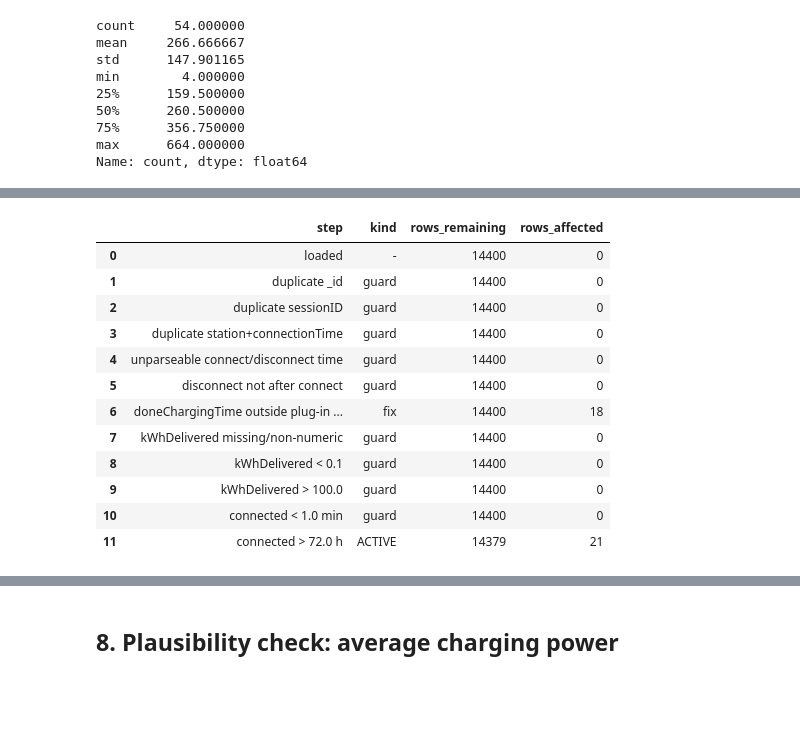
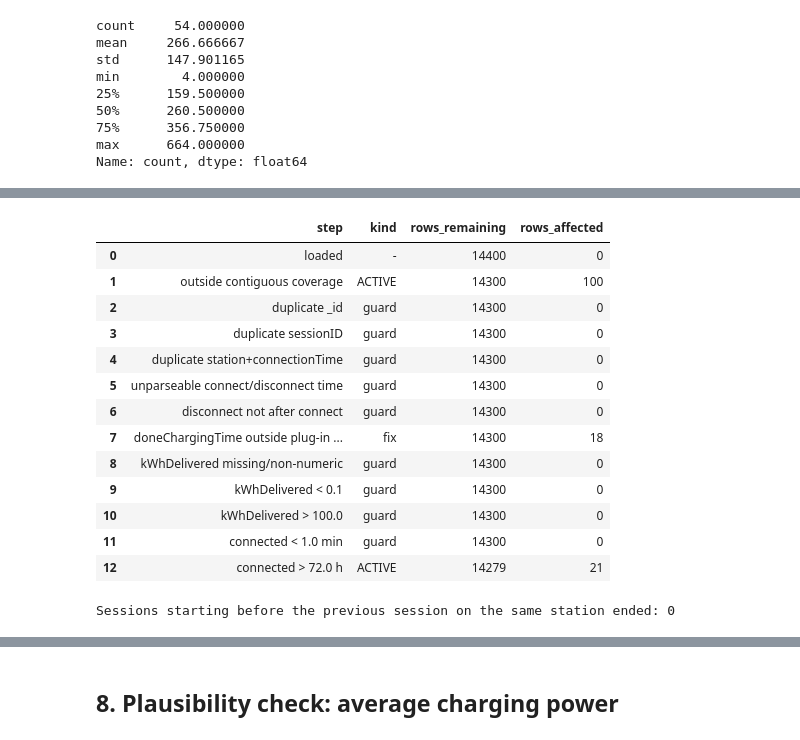
Before and after one commit to Gnanesh-12/EV-Charging-Demand-Analytics, a Jupyter notebook: notebooks/EV_Charging_Demand_Analysis_i9.ipynb, the cells around one changed output, grey strips where cells are left out. Cells and saved outputs as stored; diff of their text form; code cells hidden in the pictures; blank space fills up the shorter version.

Commit message:
issue 10

```diff
--- a/notebooks/EV_Charging_Demand_Analysis_i4.ipynb
+++ b/notebooks/EV_Charging_Demand_Analysis_i9.ipynb
@@ -145,0 +138,40 @@ Coverage: 279 days (~9.2 months)
+# %%
+# Contiguous coverage: find runs of calendar days separated by gaps longer than MAX_GAP_DAYS.
+# The main block (most sessions) is the analysis window. A block outside it is only treated as an
+# isolated fragment (removed in Section 6) if it is small; a large second block triggers a warning
+# instead, because then the gap is a real problem for forecasting and needs a decision.
+MAX_GAP_DAYS = 7          # longest run of empty days tolerated inside the window
+FRAGMENT_MAX_SHARE = 0.05 # blocks smaller than this share of sessions are treated as fragments
+
+local_day = df["connectionTime"].dt.tz_convert(LOCAL_TZ).dt.tz_localize(None).dt.normalize()
+days = pd.Series(np.sort(local_day.unique()))
+block_of_day = (days.diff() > pd.Timedelta(days=MAX_GAP_DAYS + 1)).cumsum()
+day_to_block = dict(zip(days, block_of_day))
+df["coverage_block"] = local_day.map(day_to_block)
+
+blocks = (df.groupby("coverage_block")
+            .agg(start=("connectionTime", "min"), end=("connectionTime", "max"), sessions=("_id", "size")))
+blocks["start"] = blocks["start"].dt.tz_convert(LOCAL_TZ).dt.date
+blocks["end"] = blocks["end"].dt.tz_convert(LOCAL_TZ).dt.date
+blocks["share"] = (blocks["sessions"] / len(df)).round(4)
+main_block = int(blocks["sessions"].idxmax())
+blocks["role"] = np.where(blocks.index == main_block, "main",
+                  np.where(blocks["share"] < FRAGMENT_MAX_SHARE, "fragment -> removed", "LARGE - review"))
+print(blocks.to_string())
+
+gap_list = []
+for b in range(1, len(blocks)):
+    gap_list.append((blocks["end"].iloc[b - 1], blocks["start"].iloc[b],
+                     (blocks["start"].iloc[b] - blocks["end"].iloc[b - 1]).days - 1))
+for a, b, n in gap_list:
+    print(f"Gap: no sessions between {a} and {b} ({n} empty days)")
+
+df["in_coverage"] = (df["coverage_block"] == main_block) | (~blocks.loc[df["coverage_block"], "role"].str.startswith("fragment").values)
+large_other = blocks[(blocks.index != main_block) & (blocks["role"] == "LARGE - review")]
+if len(large_other):
+    print("\nWARNING: a large block lies outside the main window; rows are kept, but the gap must be handled in modelling.")
+
+cov_start, cov_end = blocks.loc[main_block, "start"], blocks.loc[main_block, "end"]
+cov_days = (cov_end - cov_start).days + 1
+print(f"\nMain contiguous window: {cov_start} -> {cov_end} ({cov_days} days, ~{cov_days/30.4:.1f} months)")
+print("Rows outside the window (fragments):", int((~df['in_coverage']).sum()))
@@ -281,48 +391,65 @@ def drop(mask, reason, kind):
         flagged.append(bad)
         df = df[~mask].copy()
     waterfall.append((reason, kind, len(df), n))
+
+drop(~df["in_coverage"], "outside contiguous coverage", "ACTIVE")
 
 drop(df.duplicated("_id"), "duplicate _id", "guard")
 drop(df.duplicated("sessionID"), "duplicate sessionID", "guard")
 drop(df.duplicated(["stationID", "connectionTime"]), "duplicate station+connectionTime", "guard")
 
 drop(df["connectionTime"].isna() | df["disconnectTime"].isna(), "unparseable connect/disconnect time", "guard")
 drop(df["disconnectTime"] <= df["connectionTime"], "disconnect not after connect", "guard")
 
 # doneChargingTime: keep the session. Record WHY it is empty before blanking anything.
 done_bad = df["doneChargingTime"].notna() & (
     (df["doneChargingTime"] < df["connectionTime"]) |
     (df["doneChargingTime"] > df["disconnectTime"] + pd.Timedelta(minutes=5))
 )
 df["done_time_inconsistent"] = done_bad                    # source value existed but was impossible
 df["done_time_missing"] = df["doneChargingTime"].isna()    # source value never existed
 df.loc[done_bad, "doneChargingTime"] = pd.NaT
 waterfall.append(("doneChargingTime outside plug-in window -> NaT (rows kept)", "fix", len(df), int(done_bad.sum())))
 
 drop(df["kWhDelivered"].isna(), "kWhDelivered missing/non-numeric", "guard")
 drop(df["kWhDelivered"] < MIN_KWH, f"kWhDelivered < {MIN_KWH}", "guard")
 drop(df["kWhDelivered"] > MAX_KWH, f"kWhDelivered > {MAX_KWH}", "guard")
 
 df["connected_h"] = (df["disconnectTime"] - df["connectionTime"]).dt.total_seconds() / 3600
 drop(df["connected_h"] * 60 < MIN_CONNECT_MIN, f"connected < {MIN_CONNECT_MIN} min", "guard")
 drop(df["connected_h"] > MAX_CONNECT_H, f"connected > {MAX_CONNECT_H} h", "ACTIVE")
 
 wf = pd.DataFrame(waterfall, columns=["step", "kind", "rows_remaining", "rows_affected"])
 wf
 # %% [output]
 |  | step | kind | rows_remaining | rows_affected |
 | 0 | loaded | - | 14400 | 0 |
-| 1 | duplicate _id | guard | 14400 | 0 |
-| 2 | duplicate sessionID | guard | 14400 | 0 |
-| 3 | duplicate station+connectionTime | guard | 14400 | 0 |
-| 4 | unparseable connect/disconnect time | guard | 14400 | 0 |
-| 5 | disconnect not after connect | guard | 14400 | 0 |
-| 6 | doneChargingTime outside plug-in ... | fix | 14400 | 18 |
-| 7 | kWhDelivered missing/non-numeric | guard | 14400 | 0 |
-| 8 | kWhDelivered < 0.1 | guard | 14400 | 0 |
-| 9 | kWhDelivered > 100.0 | guard | 14400 | 0 |
-| 10 | connected < 1.0 min | guard | 14400 | 0 |
-| 11 | connected > 72.0 h | ACTIVE | 14379 | 21 |
+| 1 | outside contiguous coverage | ACTIVE | 14300 | 100 |
+| 2 | duplicate _id | guard | 14300 | 0 |
+| 3 | duplicate sessionID | guard | 14300 | 0 |
+| 4 | duplicate station+connectionTime | guard | 14300 | 0 |
+| 5 | unparseable connect/disconnect time | guard | 14300 | 0 |
+| 6 | disconnect not after connect | guard | 14300 | 0 |
+| 7 | doneChargingTime outside plug-in ... | fix | 14300 | 18 |
+| 8 | kWhDelivered missing/non-numeric | guard | 14300 | 0 |
+| 9 | kWhDelivered < 0.1 | guard | 14300 | 0 |
+| 10 | kWhDelivered > 100.0 | guard | 14300 | 0 |
+| 11 | connected < 1.0 min | guard | 14300 | 0 |
+| 12 | connected > 72.0 h | ACTIVE | 14279 | 21 |
+# %%
+# Overlap check: within a station, a session should not start before the previous one ended.
+# Counted and flagged only (no removal); a small number usually means clock/record issues.
+df = df.sort_values(["stationID", "connectionTime"])
+prev_disconnect = df.groupby("stationID")["disconnectTime"].shift()
+df["overlaps_prev_session"] = df["connectionTime"] < prev_disconnect
+overlap_min = ((prev_disconnect - df["connectionTime"]).dt.total_seconds() / 60).where(df["overlaps_prev_session"])
+n_overlap = int(df["overlaps_prev_session"].sum())
+print(f"Sessions starting before the previous session on the same station ended: {n_overlap}")
+if n_overlap:
+    print(f"Overlap length (min): median {overlap_min.median():.1f}, max {overlap_min.max():.1f}")
+df = df.sort_values("connectionTime")
+# %% [output]
+Sessions starting before the previous session on the same station ended: 0
 # %%
 print("Rows removed by ACTIVE rules:", int(wf.loc[wf.kind == "ACTIVE", "rows_affected"].sum()))
 print("Rows removed by guards (expected 0):", int(wf.loc[wf.kind == "guard", "rows_affected"].sum()))
```
Also changed, not shown: parts of 25 cells of this notebook, 40 other files.
